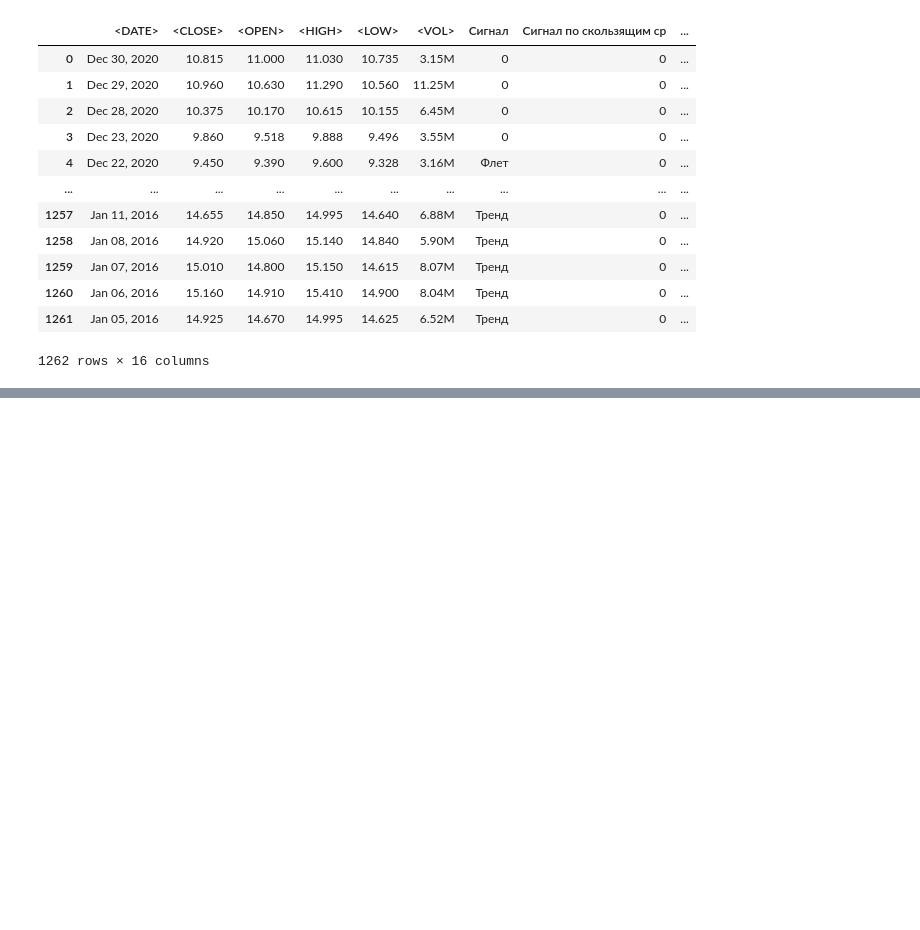
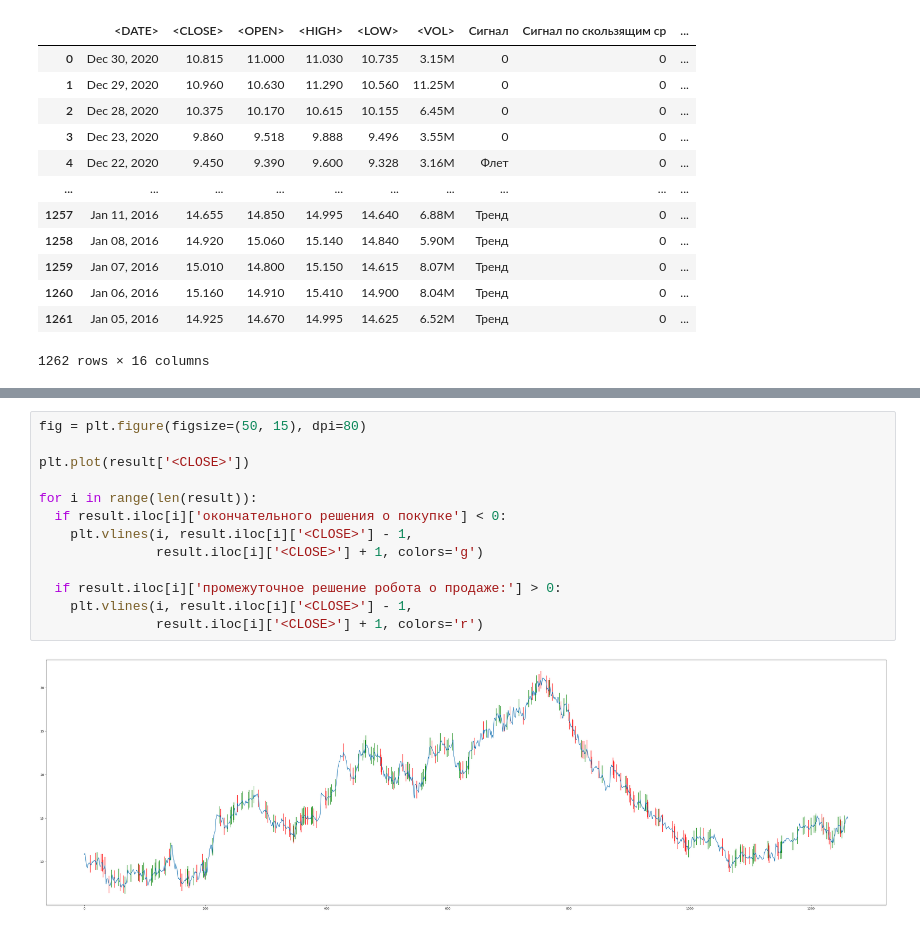
Before and after one commit to nikitaoltyan/Mech-Trading-Systems, a Jupyter notebook: ivar.ipynb, the cells around one changed output, grey strips where cells are left out. Saved outputs shown, nothing was run; the diff lists cells and outputs as text; blank space fills up the shorter version.

Commit message:
added plot

```diff
--- a/ivar.ipynb
+++ b/ivar.ipynb
@@ -320,0 +334,15 @@ result
+# %%
+fig = plt.figure(figsize=(50, 15), dpi=80)
+
+plt.plot(result['<CLOSE>'])
+
+for i in range(len(result)):
+  if result.iloc[i]['окончательного решения о покупке'] < 0:
+    plt.vlines(i, result.iloc[i]['<CLOSE>'] - 1,
+               result.iloc[i]['<CLOSE>'] + 1, colors='g')
+
+  if result.iloc[i]['промежуточное решение робота о продаже:'] > 0:
+    plt.vlines(i, result.iloc[i]['<CLOSE>'] - 1,
+               result.iloc[i]['<CLOSE>'] + 1, colors='r')
+# %% [output]
+[figure, added]
```
Also changed, not shown: parts of 6 cells of this notebook.
